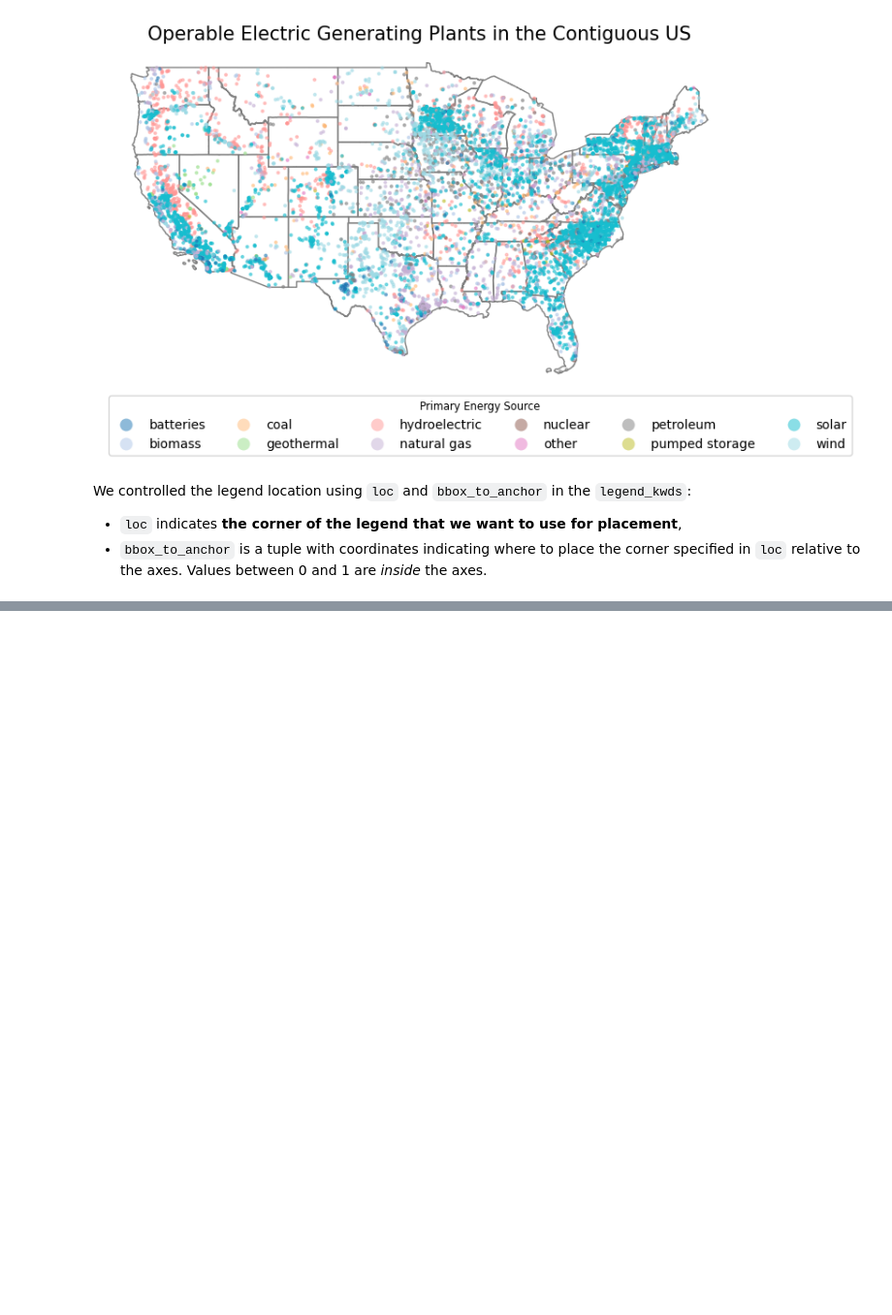
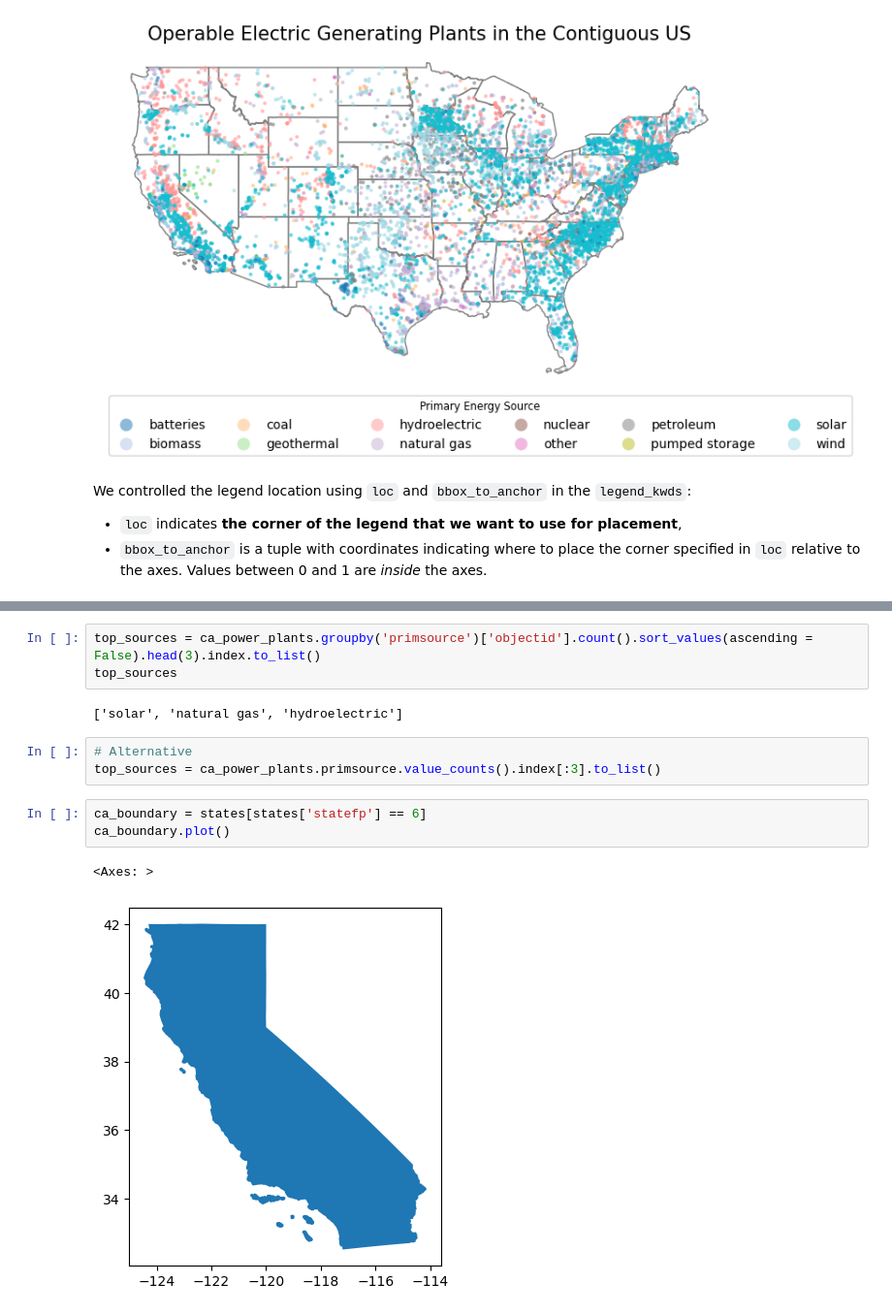
Before and after one commit to ceh58/eds220-2024-in-class, a Jupyter notebook: week5-csv-to-geodf.ipynb, the cells around one changed output, grey strips where cells are left out. Shown at 97% size. Saved outputs shown, nothing was run; the diff lists cells and outputs as text; blank space fills up the shorter version.

```diff
--- a/week5-csv-to-geodf.ipynb
+++ b/week5-csv-to-geodf.ipynb
@@ -267,0 +365,14 @@ We controlled the legend location using `loc` and `bbox_to_anchor` in the `legen
+# %%
+top_sources = ca_power_plants.groupby('primsource')['objectid'].count().sort_values(ascending = False).head(3).index.to_list()
+top_sources
+# %% [output]
+['solar', 'natural gas', 'hydroelectric']
+# %%
+# Alternative
+top_sources = ca_power_plants.primsource.value_counts().index[:3].to_list()
+# %%
+ca_boundary = states[states['statefp'] == 6]
+ca_boundary.plot()
+# %% [output]
+<Axes: >
+[figure, added]
```
Also changed, not shown: parts of 15 cells of this notebook.
